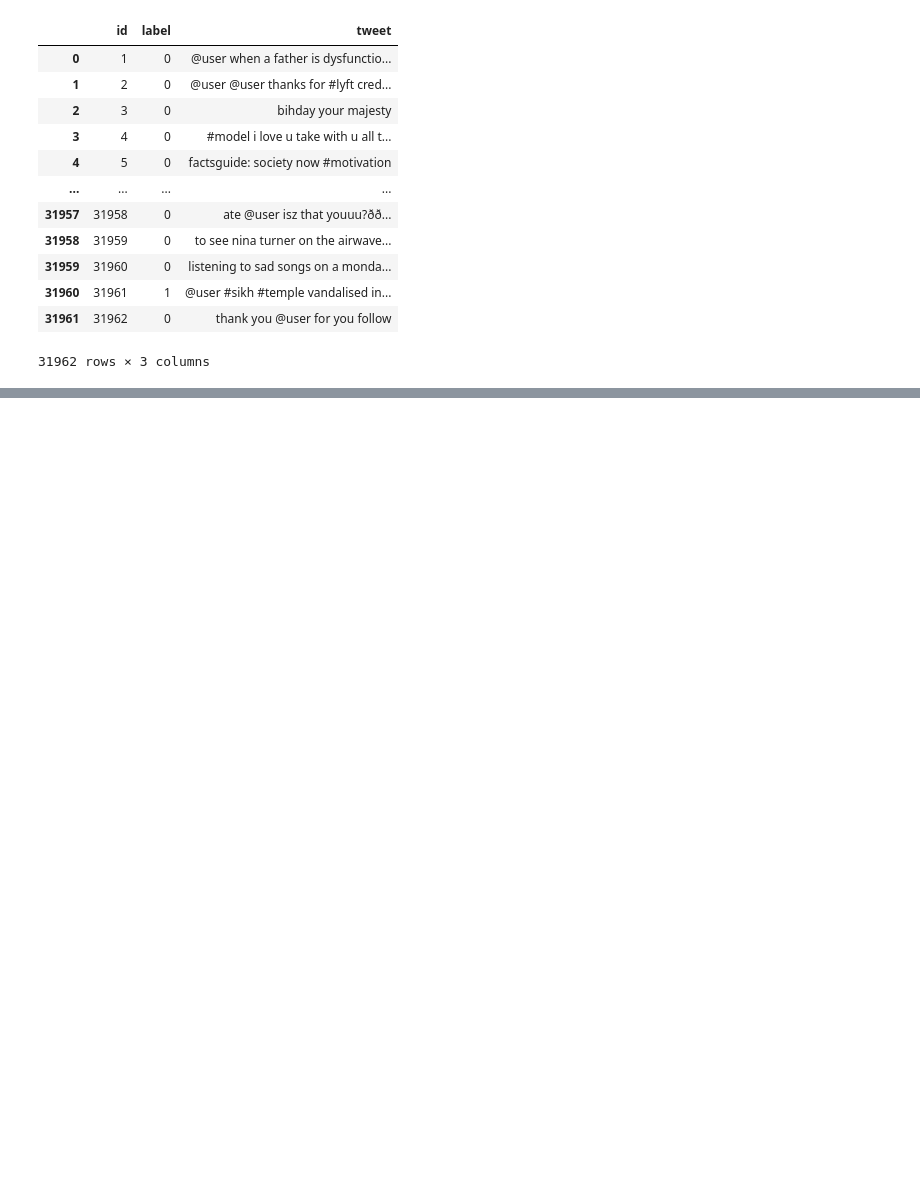
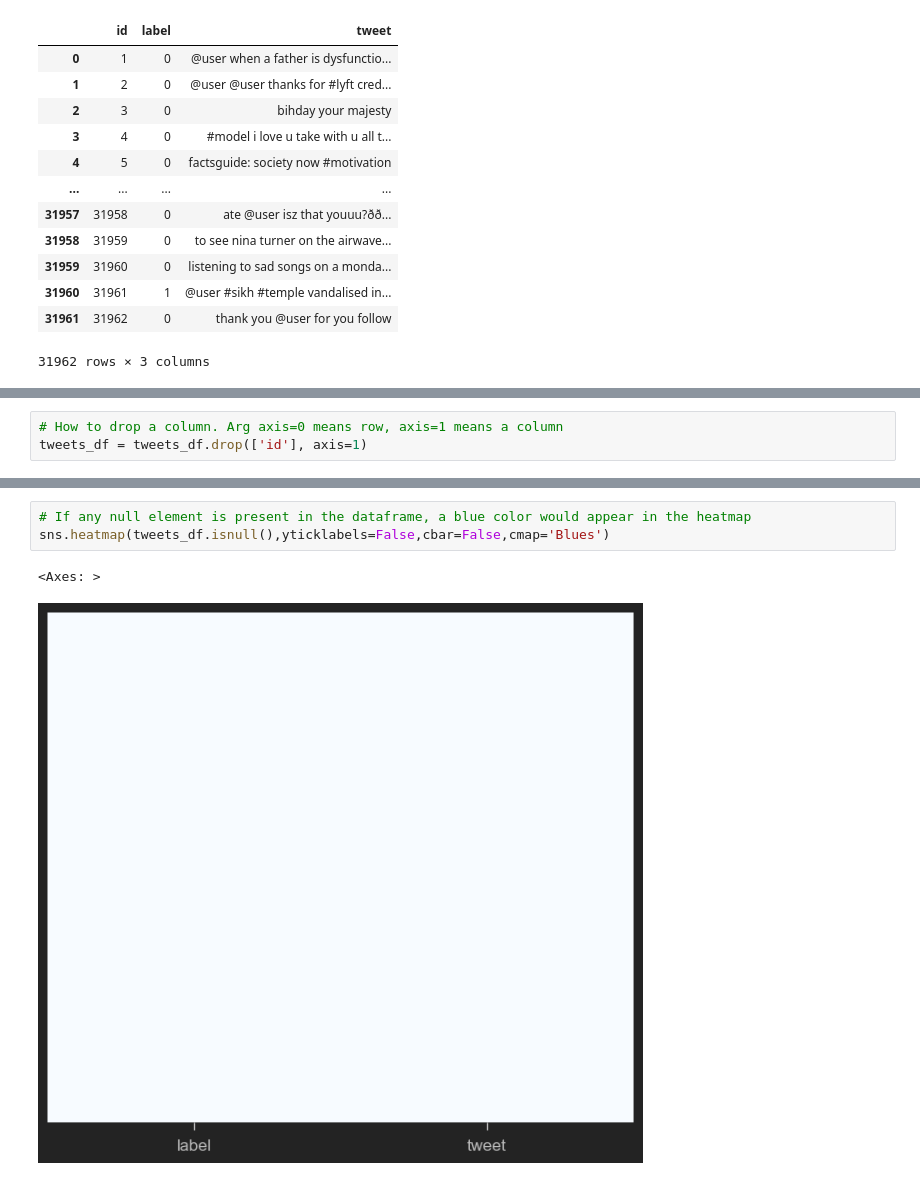
Before and after one commit to andgaspez/nlp, a Jupyter notebook: test.ipynb, the cells around one changed output, grey strips where cells are left out. Saved outputs shown, nothing was run; the diff lists cells and outputs as text; blank space fills up the shorter version.

```diff
--- a/test.ipynb
+++ b/test.ipynb
@@ -34,0 +58,3 @@ tweets_df['tweet']
+# %%
+# How to drop a column. Arg axis=0 means row, axis=1 means a column
+tweets_df = tweets_df.drop(['id'], axis=1)
@@ -34,0 +77,6 @@ tweets_df['tweet']
+# %%
+# If any null element is present in the dataframe, a blue color would appear in the heatmap
+sns.heatmap(tweets_df.isnull(),yticklabels=False,cbar=False,cmap='Blues')
+# %% [output]
+<Axes: >
+[figure, added]
```
Also changed, not shown: parts of 9 cells of this notebook.
